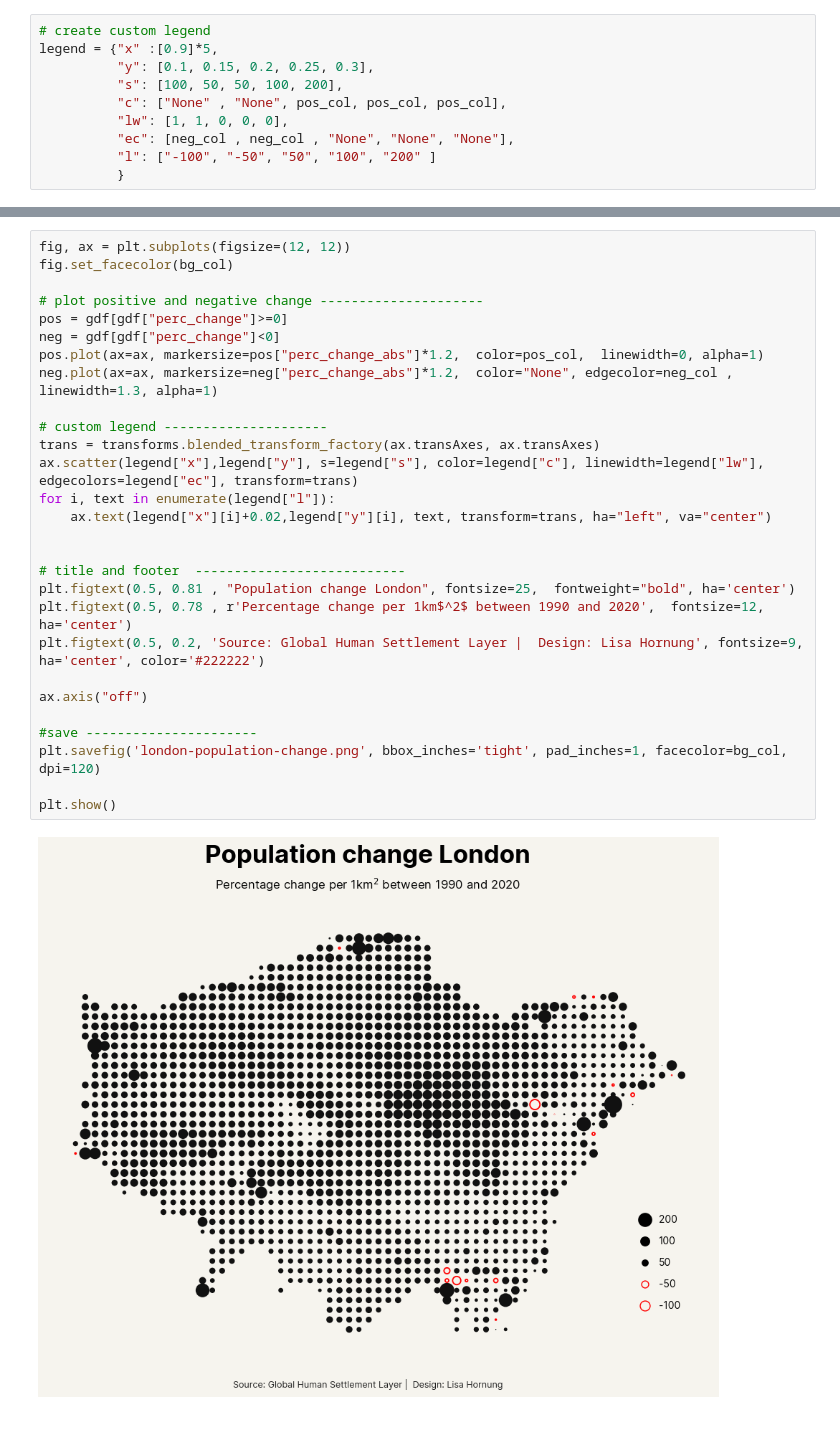
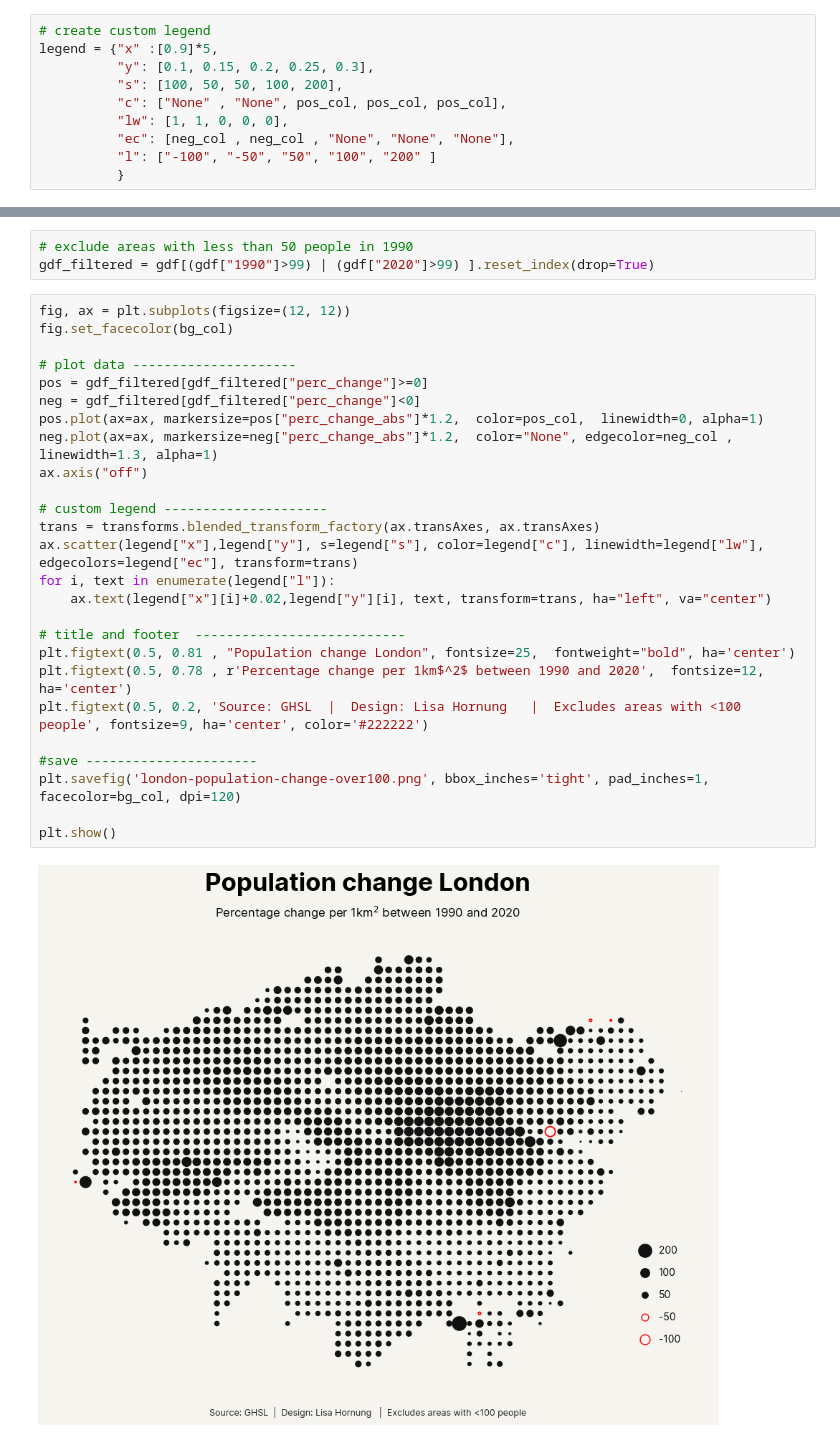
Before and after one commit to Lisa-Ho/30-day-map-challenge, a Jupyter notebook: 2023/Day29-population/population.ipynb, the cells around one changed output, grey strips where cells are left out. Drawn from its saved outputs; the diff is of its cells as text.

Commit message:
excluded areas with lo population

```diff
--- a/2023/Day29-population/population.ipynb
+++ b/2023/Day29-population/population.ipynb
@@ -170,30 +196,31 @@ bg_col = "#f6f4ee"
+# %%
+# exclude areas with less than 50 people in 1990
+gdf_filtered = gdf[(gdf["1990"]>99) | (gdf["2020"]>99) ].reset_index(drop=True)
 # %%
 fig, ax = plt.subplots(figsize=(12, 12))
 fig.set_facecolor(bg_col)
 
-# plot positive and negative change ---------------------
-pos = gdf[gdf["perc_change"]>=0]
-neg = gdf[gdf["perc_change"]<0]
+# plot data ---------------------
+pos = gdf_filtered[gdf_filtered["perc_change"]>=0]
+neg = gdf_filtered[gdf_filtered["perc_change"]<0]
 pos.plot(ax=ax, markersize=pos["perc_change_abs"]*1.2,  color=pos_col,  linewidth=0, alpha=1)
 neg.plot(ax=ax, markersize=neg["perc_change_abs"]*1.2,  color="None", edgecolor=neg_col , linewidth=1.3, alpha=1)
+ax.axis("off")
 
 # custom legend ---------------------
 trans = transforms.blended_transform_factory(ax.transAxes, ax.transAxes)
 ax.scatter(legend["x"],legend["y"], s=legend["s"], color=legend["c"], linewidth=legend["lw"], edgecolors=legend["ec"], transform=trans)
 for i, text in enumerate(legend["l"]):
     ax.text(legend["x"][i]+0.02,legend["y"][i], text, transform=trans, ha="left", va="center")
 
-
 # title and footer  ---------------------------
 plt.figtext(0.5, 0.81 , "Population change London", fontsize=25,  fontweight="bold", ha='center')
 plt.figtext(0.5, 0.78 , r'Percentage change per 1km$^2$ between 1990 and 2020',  fontsize=12,  ha='center')
-plt.figtext(0.5, 0.2, 'Source: Global Human Settlement Layer |  Design: Lisa Hornung', fontsize=9, ha='center', color='#222222')
-
-ax.axis("off")
+plt.figtext(0.5, 0.2, 'Source: GHSL  |  Design: Lisa Hornung   |  Excludes areas with <100 people', fontsize=9, ha='center', color='#222222')
 
 #save ----------------------
-plt.savefig('london-population-change.png', bbox_inches='tight', pad_inches=1, facecolor=bg_col, dpi=120)
+plt.savefig('london-population-change-over100.png', bbox_inches='tight', pad_inches=1, facecolor=bg_col, dpi=120)
 
 plt.show()
 # %% [output]
-[figure, old version]
+[figure, new version]
```
Also changed, not shown: parts of 6 cells of this notebook.
